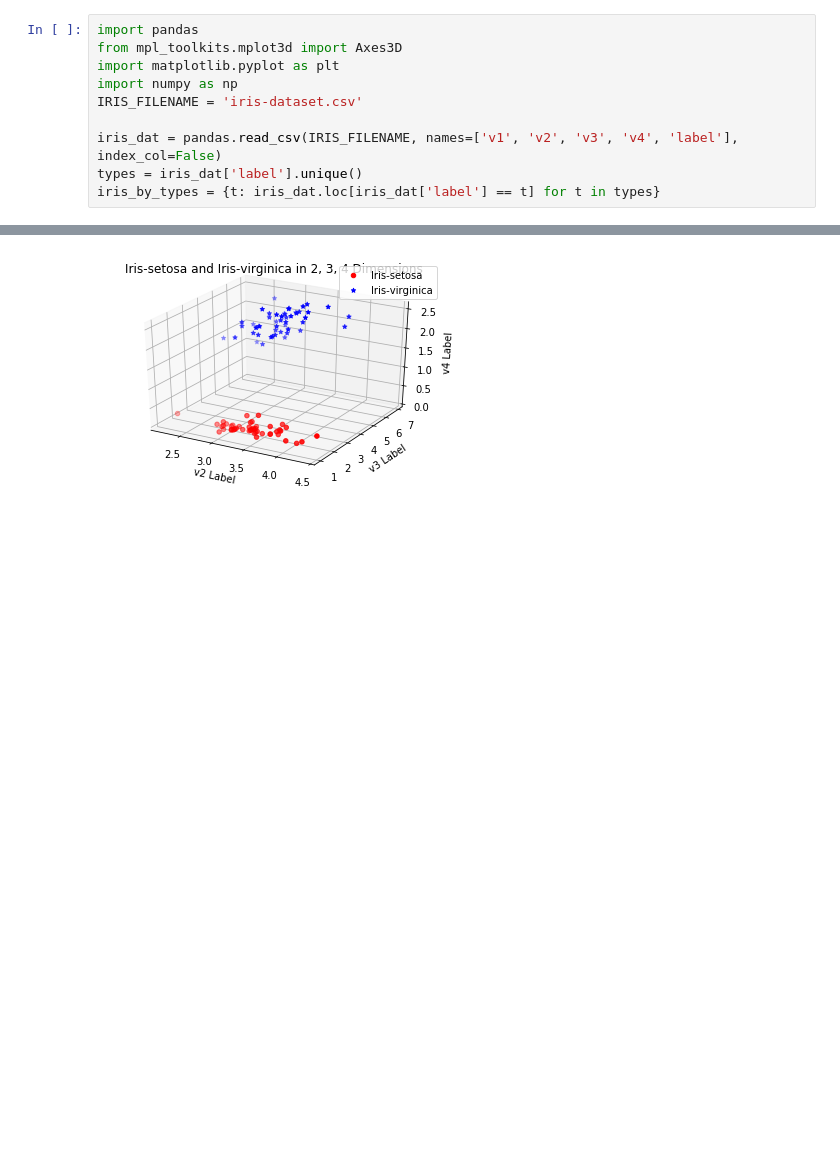
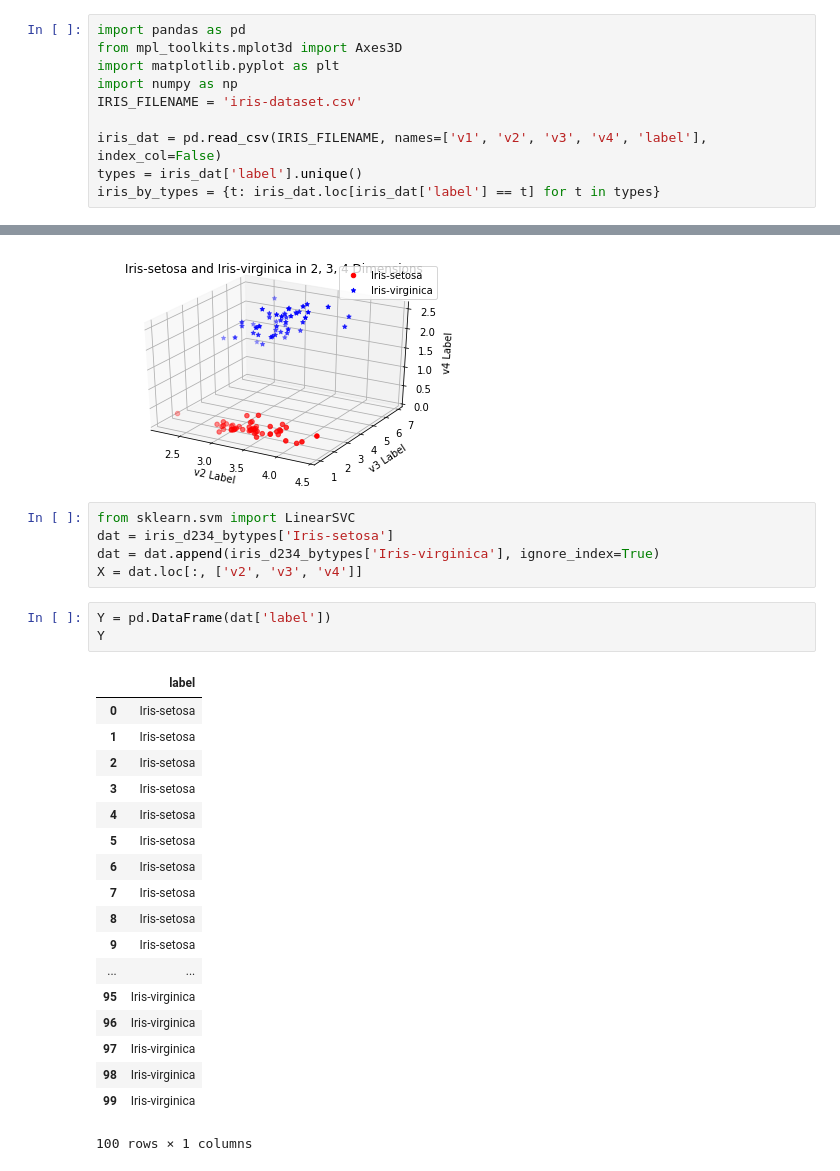
Before and after one commit to ggaarder7/yanhh0.github.io, a Jupyter notebook: svm-iris3d.ipynb, the cells around one changed output, grey strips where cells are left out. Saved outputs shown, nothing was run; the diff lists cells and outputs as text; blank space fills up the shorter version.

```diff
--- a/svm-iris3d.ipynb
+++ b/svm-iris3d.ipynb
@@ -1,11 +1,11 @@
 # %%
-import pandas
+import pandas as pd
 from mpl_toolkits.mplot3d import Axes3D
 import matplotlib.pyplot as plt
 import numpy as np
 IRIS_FILENAME = 'iris-dataset.csv'
 
-iris_dat = pandas.read_csv(IRIS_FILENAME, names=['v1', 'v2', 'v3', 'v4', 'label'], index_col=False)
+iris_dat = pd.read_csv(IRIS_FILENAME, names=['v1', 'v2', 'v3', 'v4', 'label'], index_col=False)
 types = iris_dat['label'].unique()
 iris_by_types = {t: iris_dat.loc[iris_dat['label'] == t] for t in types}
 # %%
@@ -112,3 +112,30 @@ ax.set_zlabel('v4 Label')
 # %% [output]
 Text(0.5,0,'v4 Label')
 [figure]
+# %%
+from sklearn.svm import LinearSVC
+dat = iris_d234_bytypes['Iris-setosa']
+dat = dat.append(iris_d234_bytypes['Iris-virginica'], ignore_index=True)
+X = dat.loc[:, ['v2', 'v3', 'v4']]
+# %%
+Y = pd.DataFrame(dat['label'])
+Y
+# %% [output]
+|  | label |
+| 0 | Iris-setosa |
+| 1 | Iris-setosa |
+| 2 | Iris-setosa |
+| 3 | Iris-setosa |
+| 4 | Iris-setosa |
+| 5 | Iris-setosa |
+| 6 | Iris-setosa |
+| 7 | Iris-setosa |
+| 8 | Iris-setosa |
+| 9 | Iris-setosa |
+| ... | ... |
+| 95 | Iris-virginica |
+| 96 | Iris-virginica |
+| 97 | Iris-virginica |
+| 98 | Iris-virginica |
+| 99 | Iris-virginica |
+100 rows × 1 columns
```
Also changed, not shown: parts of 4 cells of this notebook.
